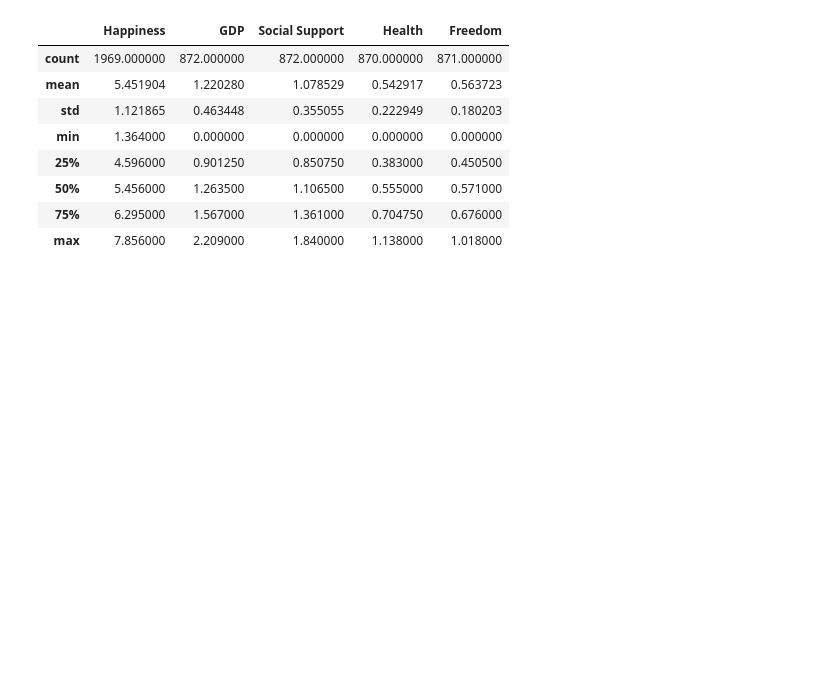
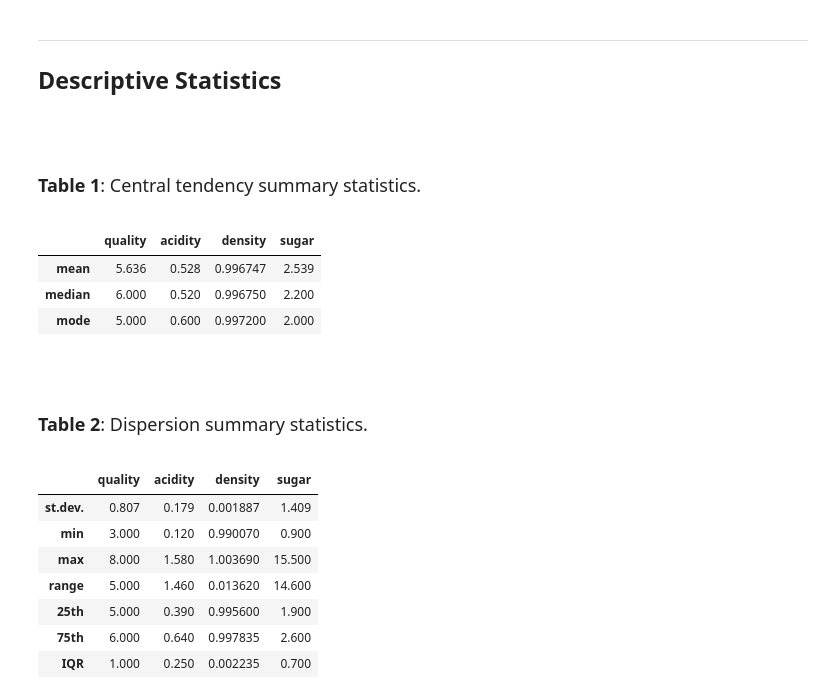
Before and after one commit to kaz10111011/DataAnalysisPracticeAssignments, a Jupyter notebook: FP-3/main.ipynb, the cells around one changed output. Saved outputs shown, nothing was run; the diff lists cells and outputs as text; code cells hidden in the pictures; blank space fills up the shorter version.

```diff
--- a/FP-3/main.ipynb
+++ b/FP-3/main.ipynb
@@ -5 +52,5 @@ This notebook runs the data parsing notebook `parse_data.ipynb` and reports a su
+# %% [markdown]
+___
+
+## Descriptive Statistics
 # %%
@@ -7,12 +59,18 @@ This notebook runs the data parsing notebook `parse_data.ipynb` and reports a su
-# %%
-df.describe()
-# %% [output]
-|  | Happiness | GDP | Social Support | Health | Freedom |
-| count | 1969.000000 | 872.000000 | 872.000000 | 870.000000 | 871.000000 |
-| mean | 5.451904 | 1.220280 | 1.078529 | 0.542917 | 0.563723 |
-| std | 1.121865 | 0.463448 | 0.355055 | 0.222949 | 0.180203 |
-| min | 1.364000 | 0.000000 | 0.000000 | 0.000000 | 0.000000 |
-| 25% | 4.596000 | 0.901250 | 0.850750 | 0.383000 | 0.450500 |
-| 50% | 5.456000 | 1.263500 | 1.106500 | 0.555000 | 0.571000 |
-| 75% | 6.295000 | 1.567000 | 1.361000 | 0.704750 | 0.676000 |
-| max | 7.856000 | 2.209000 | 1.840000 | 1.138000 | 1.018000 |
+# %%
+display_central_tendency_table(num=1)
+display_dispersion_table(num=2)
+# %% [output]
+<br><br><p><span style="font-size: 1.2em;"><b>Table 1</b>: Central tendency summary statistics.</span></p>
+|  | quality | acidity | density | sugar |
+| mean | 5.636 | 0.528 | 0.996747 | 2.539 |
+| median | 6.000 | 0.520 | 0.996750 | 2.200 |
+| mode | 5.000 | 0.600 | 0.997200 | 2.000 |
+<br><br><p><span style="font-size: 1.2em;"><b>Table 2</b>: Dispersion summary statistics.</span></p>
+|  | quality | acidity | density | sugar |
+| st.dev. | 0.807 | 0.179 | 0.001887 | 1.409 |
+| min | 3.000 | 0.120 | 0.990070 | 0.900 |
+| max | 8.000 | 1.580 | 1.003690 | 15.500 |
+| range | 5.000 | 1.460 | 0.013620 | 14.600 |
+| 25th | 5.000 | 0.390 | 0.995600 | 1.900 |
+| 75th | 6.000 | 0.640 | 0.997835 | 2.600 |
+| IQR | 1.000 | 0.250 | 0.002235 | 0.700 |
```
Also changed, not shown: parts of 7 cells of this notebook.
